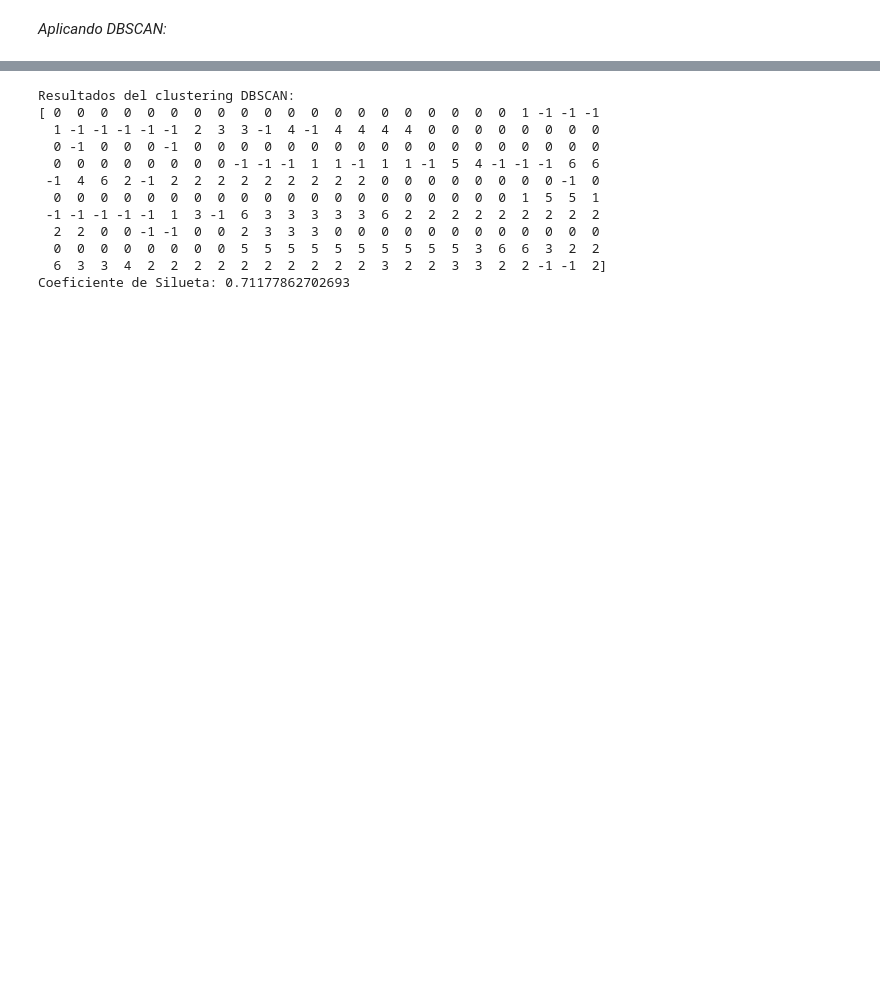
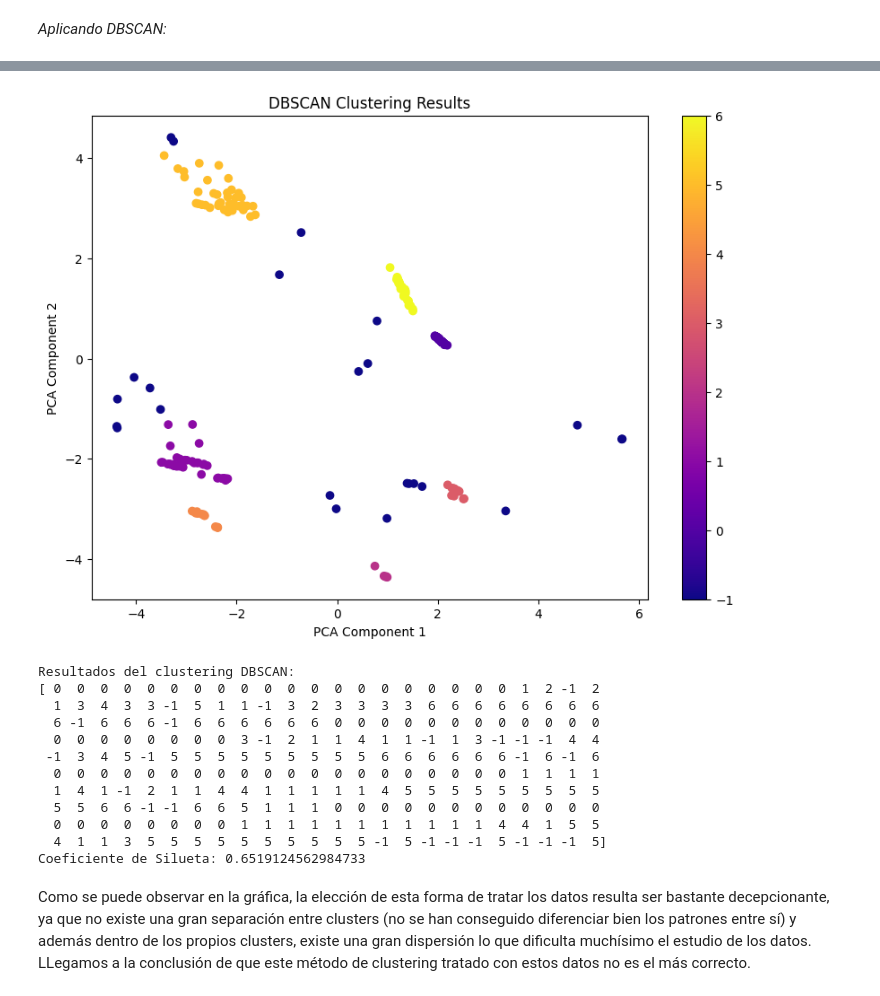
Before and after one commit to MigueLucena/Determinaci-n-Tipos-de-Estrellas, a Jupyter notebook: Practica2NT1.ipynb, the cells around one changed output, grey strips where cells are left out. Drawn from its saved outputs; the diff is of its cells as text; code cells hidden in the pictures; blank space fills up the shorter version.

```diff
--- a/Practica2NT1.ipynb
+++ b/Practica2NT1.ipynb
@@ -455,29 +548,41 @@ Coeficiente de Silueta: 0.49584405990719477
 # %%
 # Aplicar el algoritmo DBSCAN
 eps = 0.5  # Radio de vecindad
 min_samples = 5  # Número mínimo de puntos en una vecindad para ser considerado core point
 clustering = DBSCAN(eps=eps, min_samples=min_samples)
-labels_ordinal = clustering.fit_predict(data_ordinal_pca)
+labels_ordinal_pca = clustering.fit_predict(data_ordinal_pca)
 
 # Calcular el coeficiente de silueta (opcional)
 silhouette_avg = silhouette_score(data_ordinal_pca, labels_ordinal_pca)
+
+# Graficar los resultados del clustering
+plt.figure(figsize=(10, 7))
+scatter = plt.scatter(data_ordinal_pca[:, 0], data_ordinal_pca[:, 1], c=labels_ordinal_pca, cmap='plasma', marker='o')
+plt.title('DBSCAN Clustering Results')
+plt.xlabel('PCA Component 1')
+plt.ylabel('PCA Component 2')
+plt.colorbar(scatter)
+plt.show()
 
 # Imprimir los resultados del clustering
 print("Resultados del clustering DBSCAN:")
 print(labels_ordinal_pca)
 
 # Si deseas imprimir el coeficiente de silueta
 print("Coeficiente de Silueta:", silhouette_avg)
 # %% [output]
+[figure, added]
 Resultados del clustering DBSCAN:
-[ 0  0  0  0  0  0  0  0  0  0  0  0  0  0  0  0  0  0  0  0  1 -1 -1 -1
-  1 -1 -1 -1 -1 -1  2  3  3 -1  4 -1  4  4  4  4  0  0  0  0  0  0  0  0
-  0 -1  0  0  0 -1  0  0  0  0  0  0  0  0  0  0  0  0  0  0  0  0  0  0
-  0  0  0  0  0  0  0  0 -1 -1 -1  1  1 -1  1  1 -1  5  4 -1 -1 -1  6  6
- -1  4  6  2 -1  2  2  2  2  2  2  2  2  2  0  0  0  0  0  0  0  0 -1  0
-  0  0  0  0  0  0  0  0  0  0  0  0  0  0  0  0  0  0  0  0  1  5  5  1
- -1 -1 -1 -1 -1  1  3 -1  6  3  3  3  3  3  6  2  2  2  2  2  2  2  2  2
-  2  2  0  0 -1 -1  0  0  2  3  3  3  0  0  0  0  0  0  0  0  0  0  0  0
-  0  0  0  0  0  0  0  0  5  5  5  5  5  5  5  5  5  5  3  6  6  3  2  2
-  6  3  3  4  2  2  2  2  2  2  2  2  2  2  3  2  2  3  3  2  2 -1 -1  2]
-Coeficiente de Silueta: 0.71177862702693
+[ 0  0  0  0  0  0  0  0  0  0  0  0  0  0  0  0  0  0  0  0  1  2 -1  2
+  1  3  4  3  3 -1  5  1  1 -1  3  2  3  3  3  3  6  6  6  6  6  6  6  6
+  6 -1  6  6  6 -1  6  6  6  6  6  6  0  0  0  0  0  0  0  0  0  0  0  0
+  0  0  0  0  0  0  0  0  3 -1  2  1  1  4  1  1 -1  1  3 -1 -1 -1  4  4
+ -1  3  4  5 -1  5  5  5  5  5  5  5  5  5  6  6  6  6  6  6 -1  6 -1  6
+  0  0  0  0  0  0  0  0  0  0  0  0  0  0  0  0  0  0  0  0  1  1  1  1
+  1  4  1 -1  2  1  1  4  4  1  1  1  1  1  4  5  5  5  5  5  5  5  5  5
+  5  5  6  6 -1 -1  6  6  5  1  1  1  0  0  0  0  0  0  0  0  0  0  0  0
+  0  0  0  0  0  0  0  0  1  1  1  1  1  1  1  1  1  1  1  4  4  1  5  5
+  4  1  1  3  5  5  5  5  5  5  5  5  5  5 -1  5 -1 -1 -1  5 -1 -1 -1  5]
+Coeficiente de Silueta: 0.6519124562984733
+# %% [markdown]
+Como se puede observar en la gráfica, la elección de esta forma de tratar los datos resulta ser bastante decepcionante, ya que no existe una gran separación entre clusters (no se han conseguido diferenciar bien los patrones entre sí) y además dentro de los propios clusters, existe una gran dispersión lo que dificulta muchísimo el estudio de los datos. LLegamos a la conclusión de que este método de clustering tratado con estos datos no es el más correcto.
```
Also changed, not shown: parts of 16 cells of this notebook.
